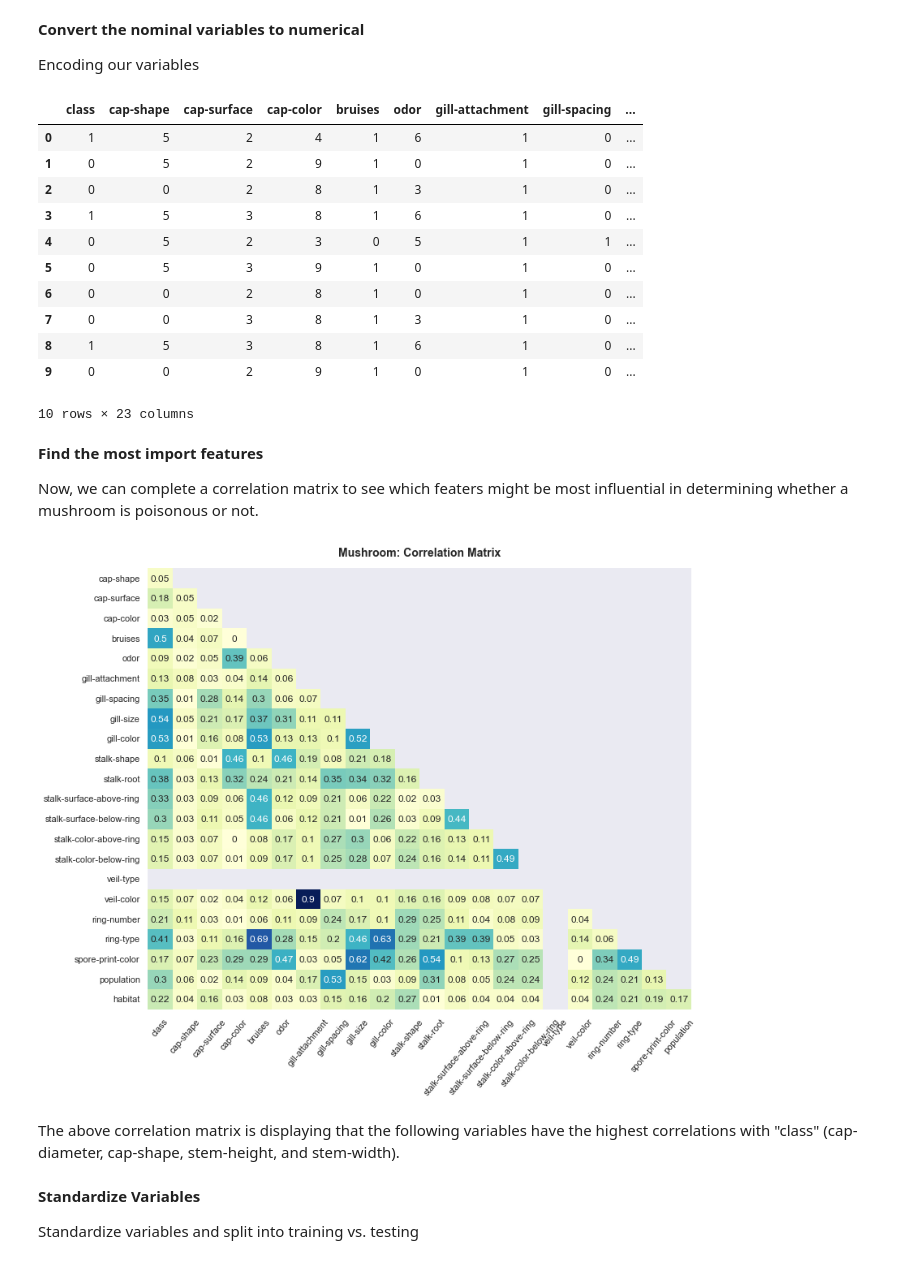
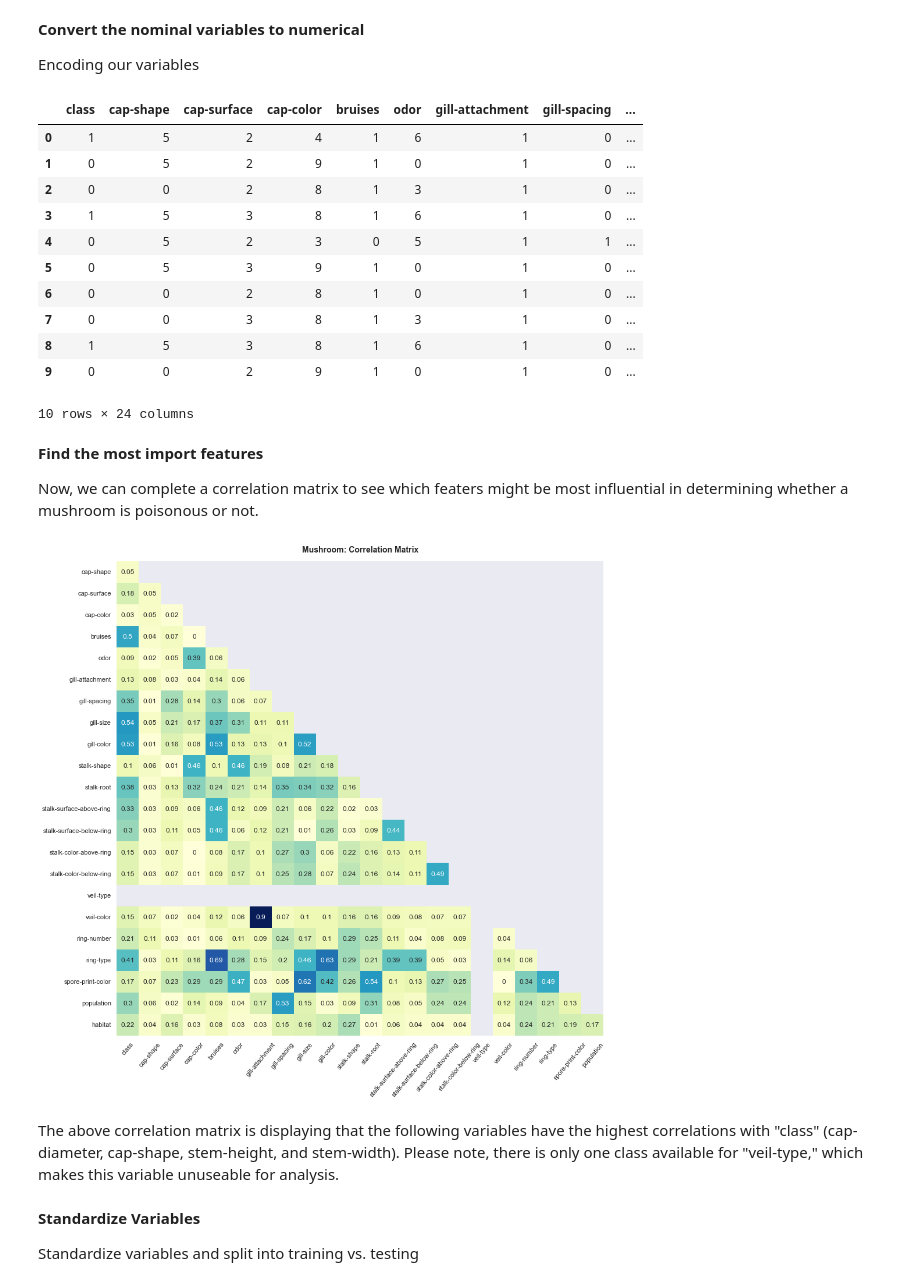
Before and after one commit to artolon/Final-Project, a Jupyter notebook: Mushroom-Exploration-1987.ipynb, the cells around one changed output. Cells and saved outputs as stored; diff of their text form; code cells hidden in the pictures.

```diff
--- a/Mushroom-Exploration-1987.ipynb
+++ b/Mushroom-Exploration-1987.ipynb
@@ -147,0 +158,9 @@ for i, val in enumerate(mush_vars):
+# %%
+# import uuid
+import uuid
+
+# create new variable with a unique ID. This will serve as the primary key
+mushroom['mushroomID'] = mushroom[mush_vars].sum(axis=1)
+
+# view data frame
+mushroom.head()
@@ -147,0 +275,16 @@ for i, val in enumerate(mush_vars):
+# %%
+# All of the cap features
+mushroom['capID'] = cap_features[['cap-shape', 'cap-surface', 'cap-color']].sum(axis=1)
+
+# All of the gill features
+mushroom['gillID'] = gill_features[['gill-attachment', 'gill-spacing', 'gill-size', 'gill-color']].sum(axis=1)
+
+# All of the stalk features
+mushroom['stalkID'] = stalk_features[['stalk-shape', 'stalk-root', 'stalk-surface-above-ring',
+                           'stalk-surface-below-ring', 'stalk-color-above-ring', 'stalk-color-below-ring']].sum(axis=1)
+
+# All of the veil features
+# ring is combined with veil because they are part of the same thing on mushroom anatomy
+mushroom['veilID'] = veil_features[['veil-type', 'veil-color', 'ring-number', 'ring-type']].sum(axis=1)
+
+mushroom.head()
@@ -185,8 +384,9 @@ le = LabelEncoder()
 
 # Iterate through the columns in the mushroom data set
 for col in mushroom.columns:
-    # fit the encoder to our data
-    mushroom[col] = le.fit_transform(mushroom[col])
+    if col != 'uniqueID':
+        # fit the encoder to our data
+        mushroom[col] = le.fit_transform(mushroom[col])
 
 mushroom.head(10)
 # %% [output]
@@ -201,12 +401,15 @@ mushroom.head(10)
 | 7 | 0 | 0 | 3 | 8 | 1 | 3 | 1 | 0 | ... |
 | 8 | 1 | 5 | 3 | 8 | 1 | 6 | 1 | 0 | ... |
 | 9 | 0 | 0 | 2 | 9 | 1 | 0 | 1 | 0 | ... |
-10 rows × 23 columns
+10 rows × 24 columns
 # %% [markdown]
 **Find the most import features**
 
 Now, we can complete a correlation matrix to see which featers might be most influential in determining whether a mushroom is poisonous or not.
 # %%
+# Drop unique id
+mush_corr = mushroom.drop('uniqueID', axis=1)
+
 # Create correlation matrix of variables
 
 import warnings
@@ -218,7 +421,7 @@ warnings.filterwarnings('ignore')
    ### what we care about most is the magnitude of the correlation.
    ### Additionally, this will make the resulting heat map much easier to read so that strong negative correlations are
     ### represented visually the same as strong positive correlations
-mush_corr = abs(mushroom.corr())
+mush_corr = abs(mush_corr.corr())
 
 # Reading code line from inside out...
         # Get the shape of mush_corr matrix
@@ -239,24 +442,24 @@ mush_corr_tri = mush_corr_tri.drop(index='class', columns='habitat')
 mush_corr_tri = mush_corr_tri.round(2)
 # %%
 # Set Figure Size
-sns.set(rc={'figure.figsize':(12,10)})
+sns.set(rc={'figure.figsize':(15,15)})
 
 # Visually display the matrix from above
 # use the yellow-green-blue color map so that high correlations are more easily identifiable
 h = sns.heatmap(mush_corr_tri, annot=True, cmap="YlGnBu", cbar=False)
 
 # Add plot title
 h.set_title('Mushroom: Correlation Matrix', size=14, weight='bold', pad=15)
 
 # rotate tick marks so they are easier to read
 plt.xticks(rotation=50)
 
 # Display plot
 plt.show()
 # %% [output]
-[figure, old version]
+[figure, new version]
 # %% [markdown]
-The above correlation matrix is displaying that the following variables have the highest correlations with "class" (cap-diameter, cap-shape, stem-height, and stem-width).
+The above correlation matrix is displaying that the following variables have the highest correlations with "class" (cap-diameter, cap-shape, stem-height, and stem-width). Please note, there is only one class available for "veil-type," which makes this variable unuseable for analysis.
 # %%
 # Create refined data set with only those variables
 mushroom_final = mushroom[['bruises', 'gill-size', 'gill-color', 'ring-type', 'class']]
```
Also changed, not shown: parts of 21 cells of this notebook.
